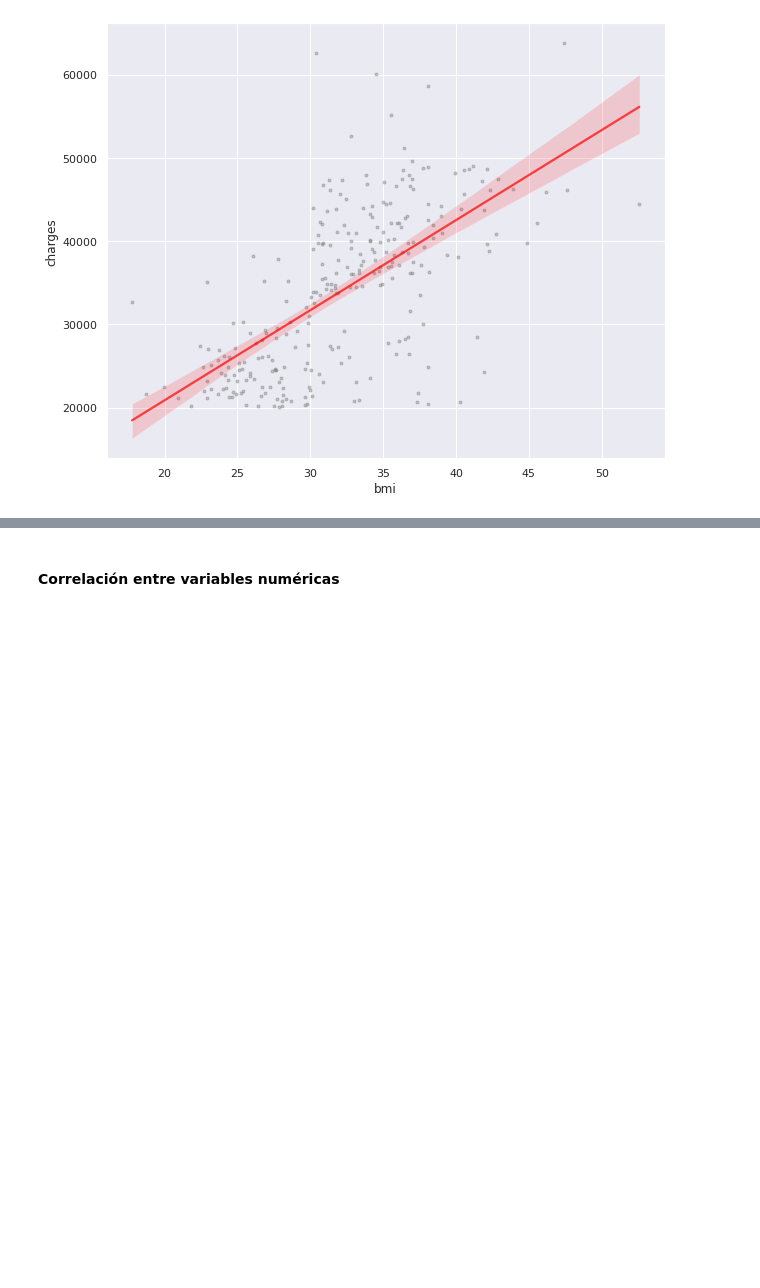
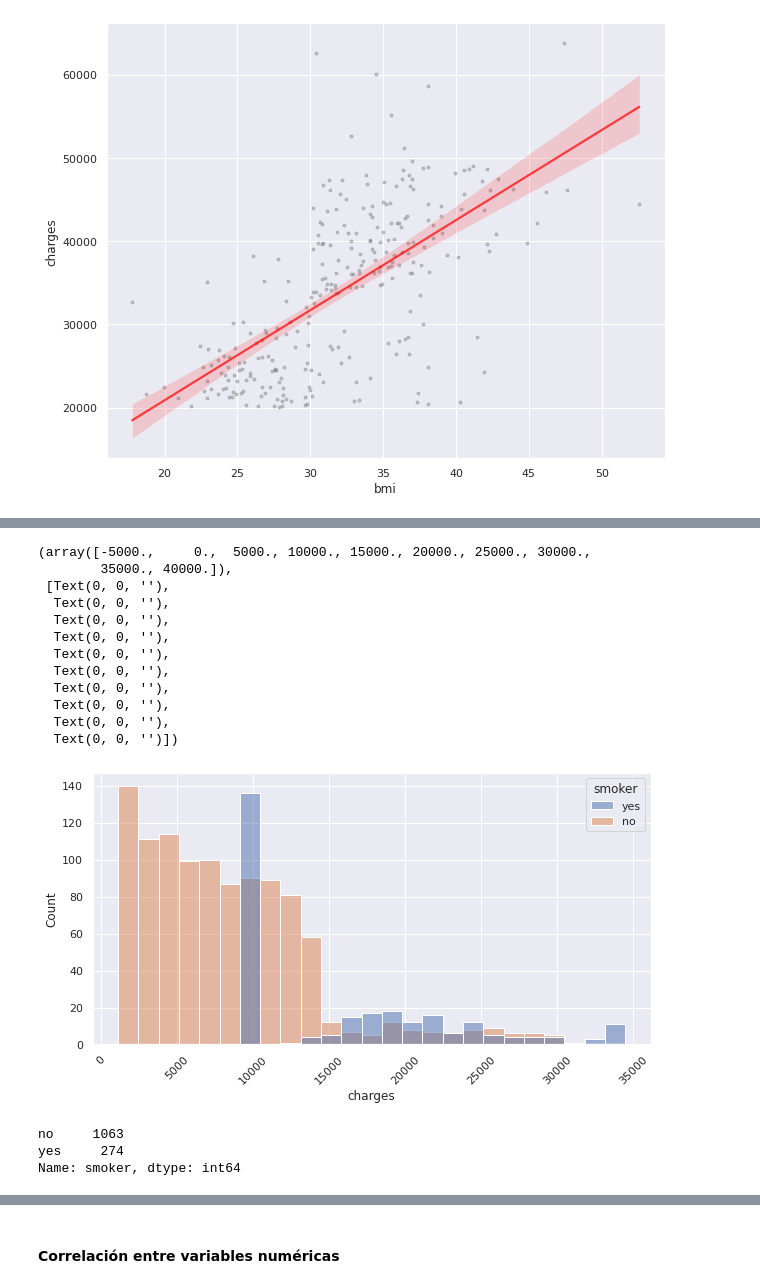
Before and after one commit to Adalab/DA-modulo-3-sprint-1-ana-anak, a Jupyter notebook: 01-RL-ML-Intro.ipynb, the cells around one changed output, grey strips where cells are left out. Cells and saved outputs as stored; diff of their text form; code cells hidden in the pictures; blank space fills up the shorter version.

```diff
--- a/01-RL-ML-Intro.ipynb
+++ b/01-RL-ML-Intro.ipynb
@@ -673,0 +700,25 @@ No handles with labels found to put in legend.
+# %%
+plt.figure(figsize = (10,5))  # establecemos el tamaño de la gráfica
+sns.histplot(data =df, x = "charges", hue = "smoker")
+plt.xticks(rotation = 45) # rotamos las etiquetas del eje x para que estén a 45 grados
+#plt.legend( bbox_to_anchor=(1, 0.5));
+# %% [output]
+(array([-5000.,     0.,  5000., 10000., 15000., 20000., 25000., 30000.,
+        35000., 40000.]),
+ [Text(0, 0, ''),
+  Text(0, 0, ''),
+  Text(0, 0, ''),
+  Text(0, 0, ''),
+  Text(0, 0, ''),
+  Text(0, 0, ''),
+  Text(0, 0, ''),
+  Text(0, 0, ''),
+  Text(0, 0, ''),
+  Text(0, 0, '')])
+[figure, added]
+# %%
+df['smoker'].value_counts()
+# %% [output]
+no     1063
+yes     274
+Name: smoker, dtype: int64
```
Also changed, not shown: parts of 4 cells of this notebook.
